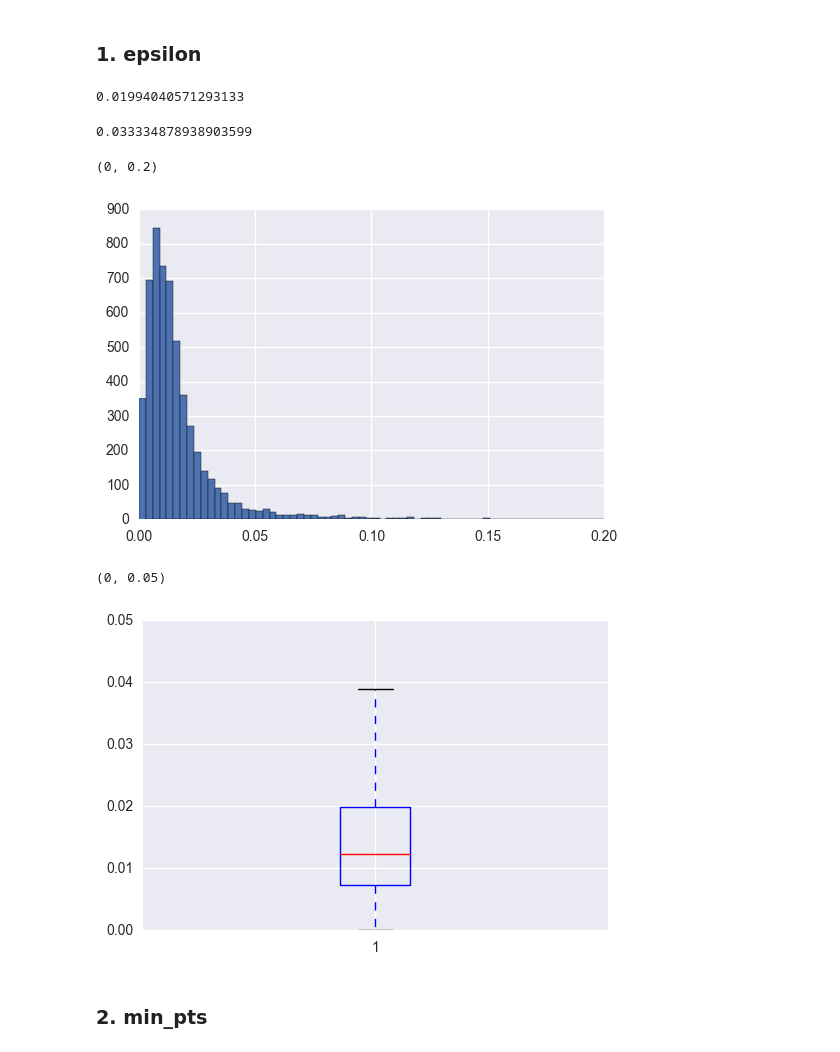
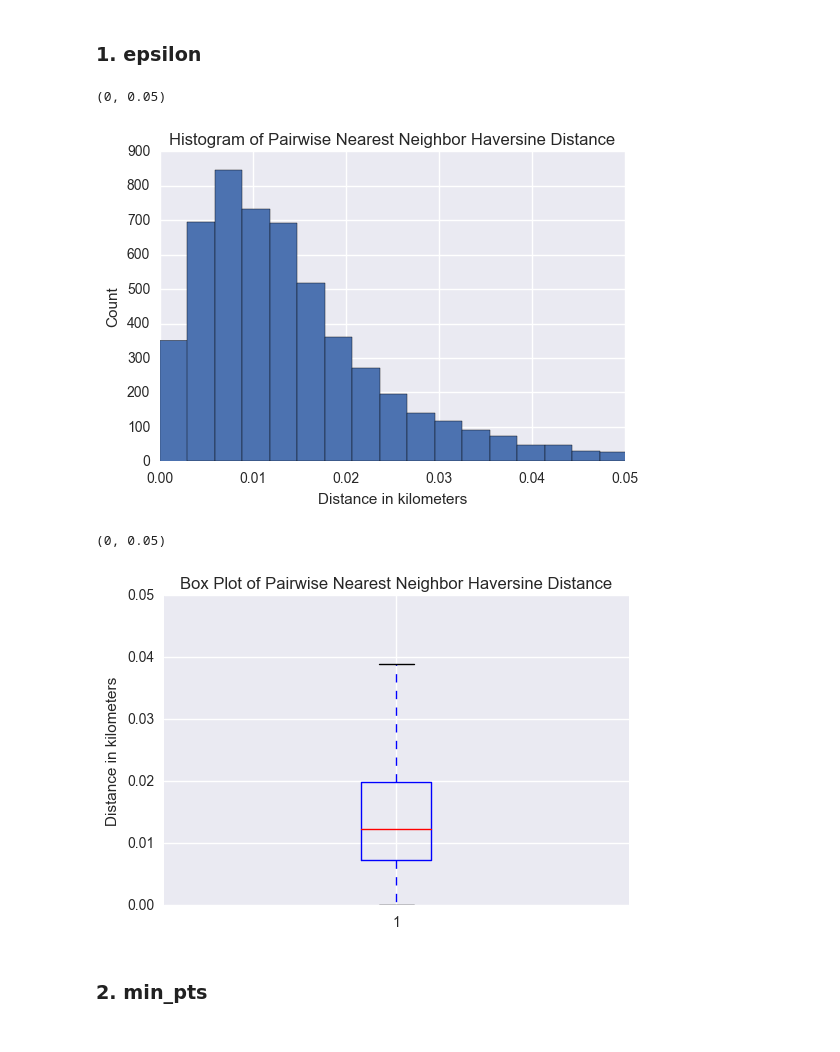
Before and after one commit to john-min/geospatial, a Jupyter notebook: dbscan.ipynb, the cells around one changed output. Drawn from its saved outputs; the diff is of its cells as text; code cells hidden in the pictures.

```diff
--- a/dbscan.ipynb
+++ b/dbscan.ipynb
@@ -65,20 +76,15 @@ def count_neighbors(X, epsilon):
 # %% [markdown]
 ### 1. epsilon
 # %%
-X_pairwise = squareform(pdist(X, lambda u,v: haversine(u,v)))
+X_pairwise = squareform(pdist(X, lambda u,v: haversine(u,v, 'km')))
 dist2nn = dist2NN(X_pairwise)
-# %%
-np.percentile(dist2nn, 75)
-# %% [output]
-0.01994040571293133
-# %%
-np.percentile(dist2nn, 90)
-# %% [output]
-0.033334878938903599
 # %%
 fig, ax = plt.subplots()
 ax.hist(dist2nn, bins=1000)
-plt.xlim(0, 0.2)
+ax.set_title('Histogram of Pairwise Nearest Neighbor Haversine Distance')
+ax.set_xlabel('Distance in kilometers')
+ax.set_ylabel('Count')
+plt.xlim(0, 0.05)
 # %% [output]
-(0, 0.2)
+(0, 0.05)
-[figure, old version]
+[figure, new version]
@@ -85,7 +93,9 @@ plt.xlim(0, 0.2)
 # %%
 fig, ax = plt.subplots()
 ax.boxplot(dist2nn)
+ax.set_title('Box Plot of Pairwise Nearest Neighbor Haversine Distance')
+ax.set_ylabel('Distance in kilometers')
 plt.ylim(0, 0.05)
 # %% [output]
 (0, 0.05)
-[figure, old version]
+[figure, new version]
```
Also changed, not shown: parts of 38 cells of this notebook.
